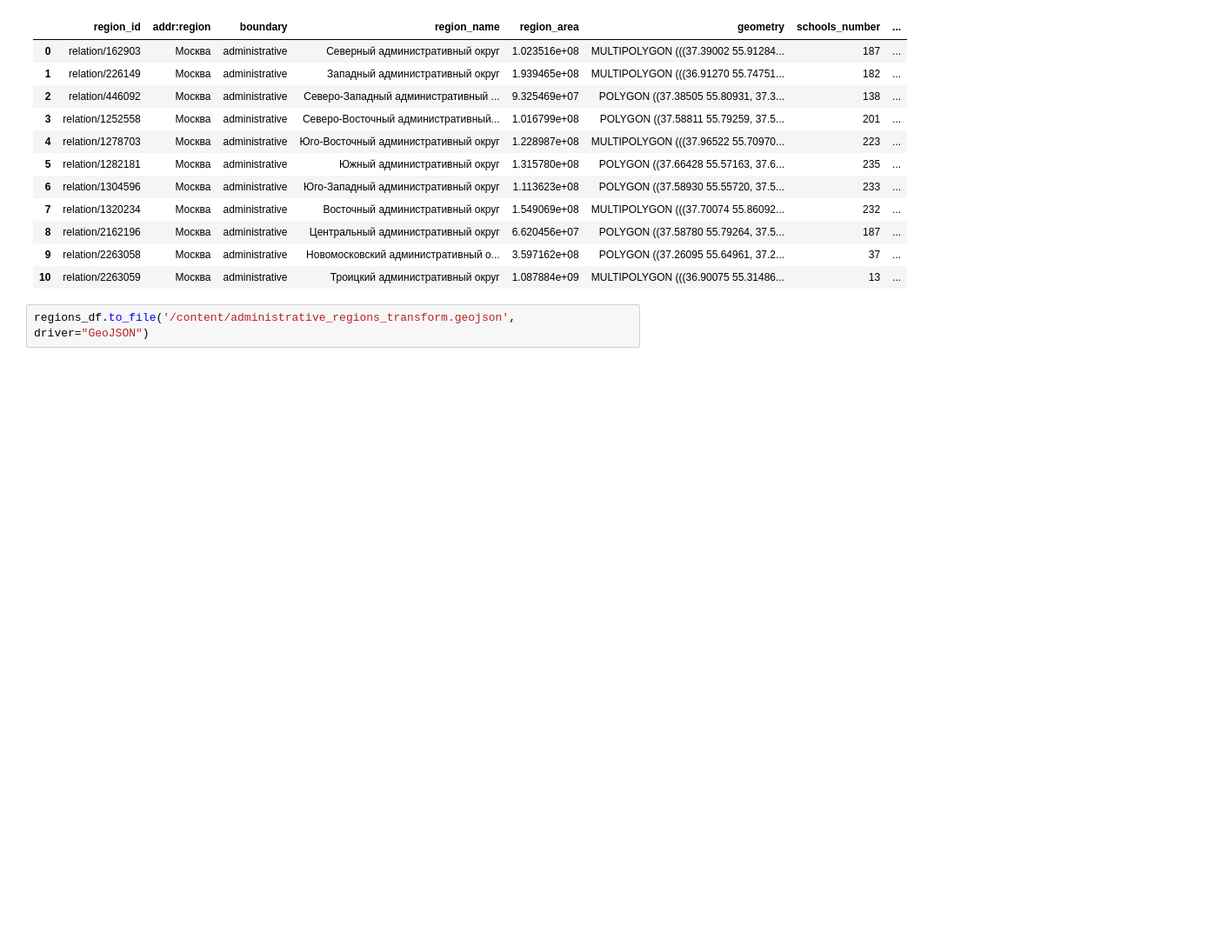
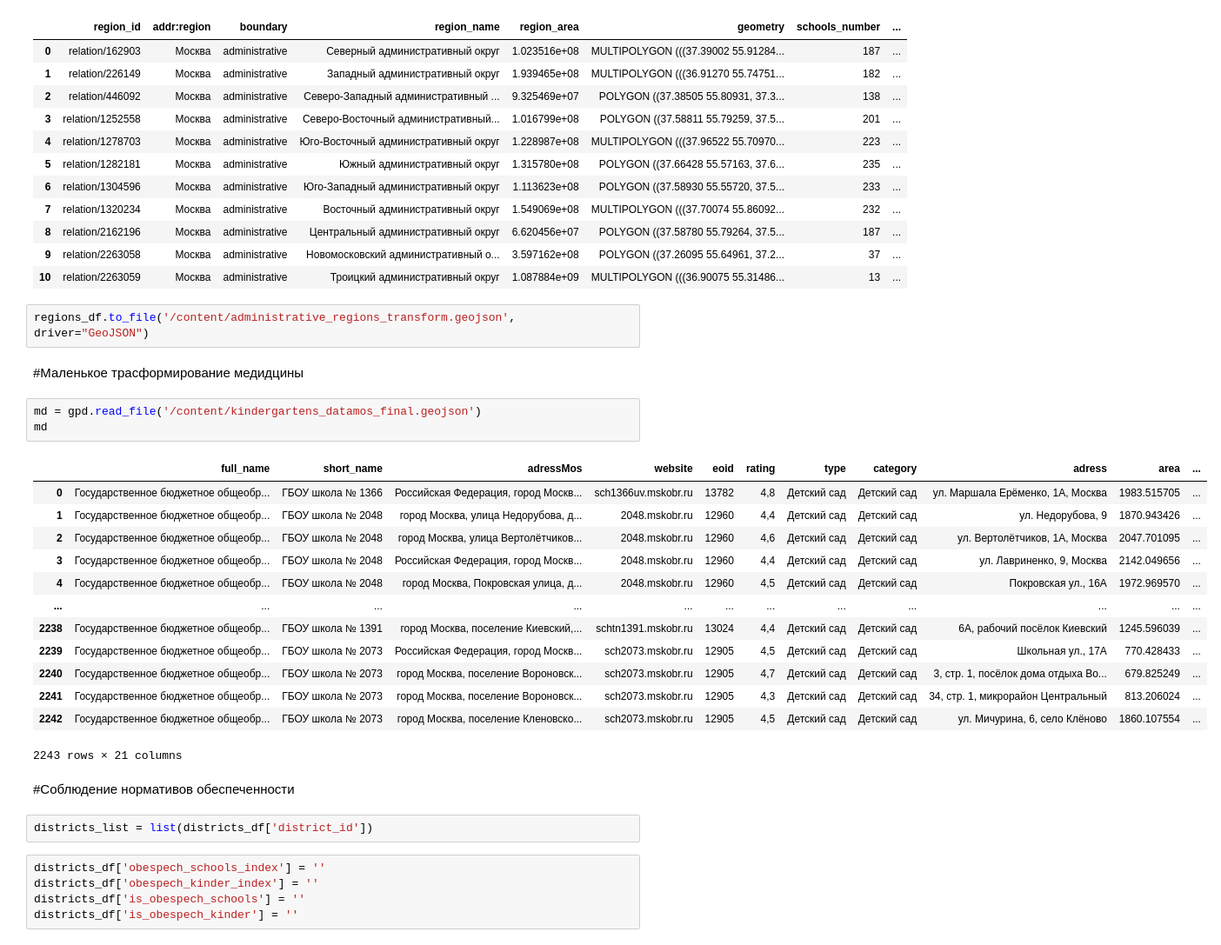
Before and after one commit to IvanTurHi/diplom, a Jupyter notebook: additional_code/preparation_for_statistic.ipynb, the cells around one changed output. Shown at 87% size. Saved outputs shown, nothing was run; the diff lists cells and outputs as text; blank space fills up the shorter version.

```diff
--- a/additional_code/preparation_for_statistic.ipynb
+++ b/additional_code/preparation_for_statistic.ipynb
@@ -486,3 +486,31 @@ regions_df
 | 10 | relation/2263059 | Москва | administrative | Троицкий административный округ | 1.087884e+09 | MULTIPOLYGON (((36.90075 55.31486... | 13 | ... |
 # %%
 regions_df.to_file('/content/administrative_regions_transform.geojson', driver="GeoJSON")
+# %% [markdown]
+#Маленькое трасформирование медидцины
+# %%
+md = gpd.read_file('/content/kindergartens_datamos_final.geojson')
+md
+# %% [output]
+|  | full_name | short_name | adressMos | website | eoid | rating | type | category | adress | area | ... |
+| 0 | Государственное бюджетное общеобр... | ГБОУ школа № 1366 | Российская Федерация, город Москв... | sch1366uv.mskobr.ru | 13782 | 4,8 | Детский сад | Детский сад | ул. Маршала Ерёменко, 1А, Москва | 1983.515705 | ... |
+| 1 | Государственное бюджетное общеобр... | ГБОУ школа № 2048 | город Москва, улица Недорубова, д... | 2048.mskobr.ru | 12960 | 4,4 | Детский сад | Детский сад | ул. Недорубова, 9 | 1870.943426 | ... |
+| 2 | Государственное бюджетное общеобр... | ГБОУ школа № 2048 | город Москва, улица Вертолётчиков... | 2048.mskobr.ru | 12960 | 4,6 | Детский сад | Детский сад | ул. Вертолётчиков, 1А, Москва | 2047.701095 | ... |
+| 3 | Государственное бюджетное общеобр... | ГБОУ школа № 2048 | Российская Федерация, город Москв... | 2048.mskobr.ru | 12960 | 4,4 | Детский сад | Детский сад | ул. Лавриненко, 9, Москва | 2142.049656 | ... |
+| 4 | Государственное бюджетное общеобр... | ГБОУ школа № 2048 | город Москва, Покровская улица, д... | 2048.mskobr.ru | 12960 | 4,5 | Детский сад | Детский сад | Покровская ул., 16А | 1972.969570 | ... |
+| ... | ... | ... | ... | ... | ... | ... | ... | ... | ... | ... | ... |
+| 2238 | Государственное бюджетное общеобр... | ГБОУ школа № 1391 | город Москва, поселение Киевский,... | schtn1391.mskobr.ru | 13024 | 4,4 | Детский сад | Детский сад | 6А, рабочий посёлок Киевский | 1245.596039 | ... |
+| 2239 | Государственное бюджетное общеобр... | ГБОУ школа № 2073 | Российская Федерация, город Москв... | sch2073.mskobr.ru | 12905 | 4,5 | Детский сад | Детский сад | Школьная ул., 17А | 770.428433 | ... |
+| 2240 | Государственное бюджетное общеобр... | ГБОУ школа № 2073 | город Москва, поселение Вороновск... | sch2073.mskobr.ru | 12905 | 4,7 | Детский сад | Детский сад | 3, стр. 1, посёлок дома отдыха Во... | 679.825249 | ... |
+| 2241 | Государственное бюджетное общеобр... | ГБОУ школа № 2073 | город Москва, поселение Вороновск... | sch2073.mskobr.ru | 12905 | 4,3 | Детский сад | Детский сад | 34, стр. 1, микрорайон Центральный | 813.206024 | ... |
+| 2242 | Государственное бюджетное общеобр... | ГБОУ школа № 2073 | город Москва, поселение Кленовско... | sch2073.mskobr.ru | 12905 | 4,5 | Детский сад | Детский сад | ул. Мичурина, 6, село Клёново | 1860.107554 | ... |
+2243 rows × 21 columns
+# %% [markdown]
+#Соблюдение нормативов обеспеченности
+# %%
+districts_list = list(districts_df['district_id'])
+# %%
+districts_df['obespech_schools_index'] = ''
+districts_df['obespech_kinder_index'] = ''
+districts_df['is_obespech_schools'] = ''
+districts_df['is_obespech_kinder'] = ''
```
Also changed, not shown: parts of 8 cells of this notebook, 3 other files.
